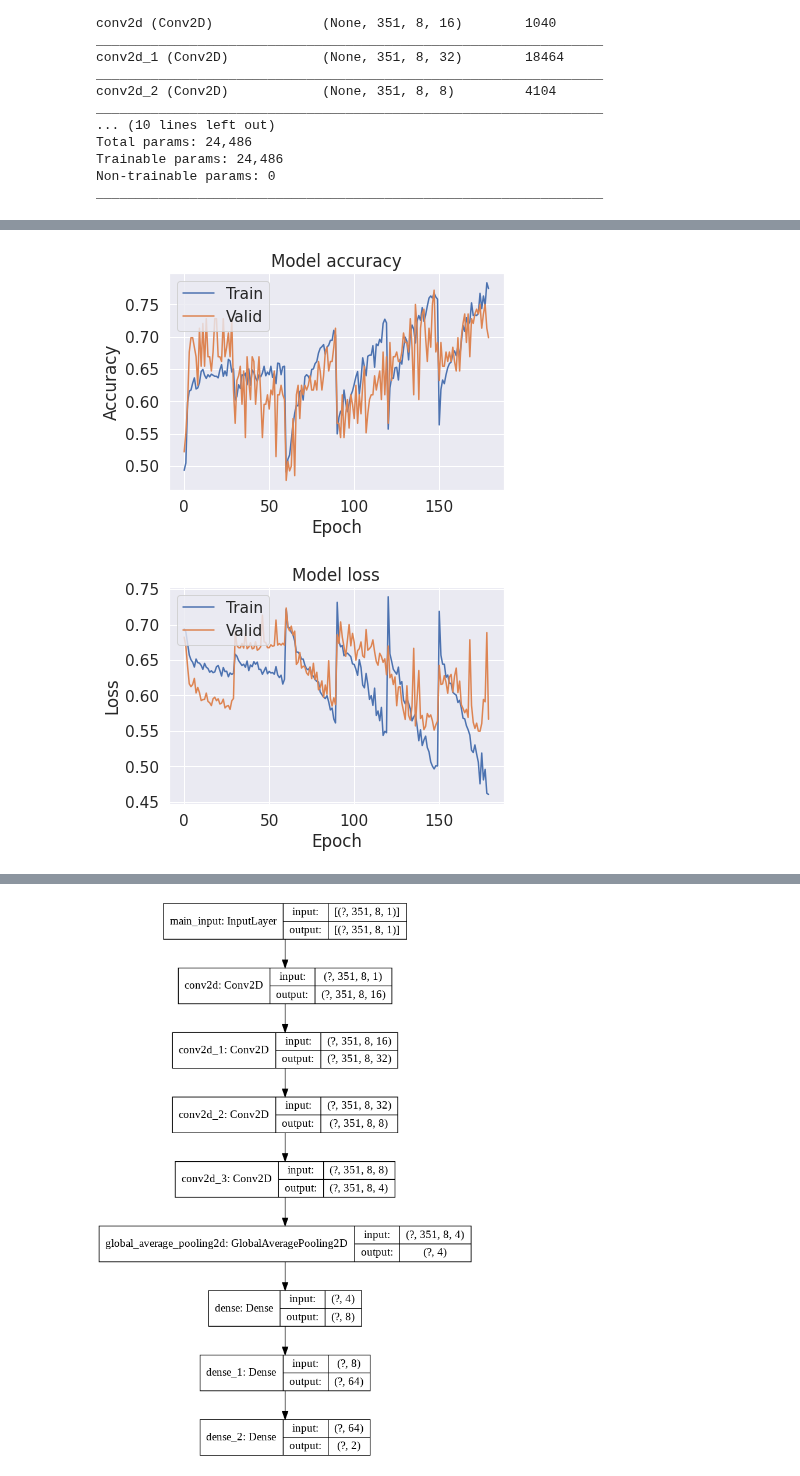
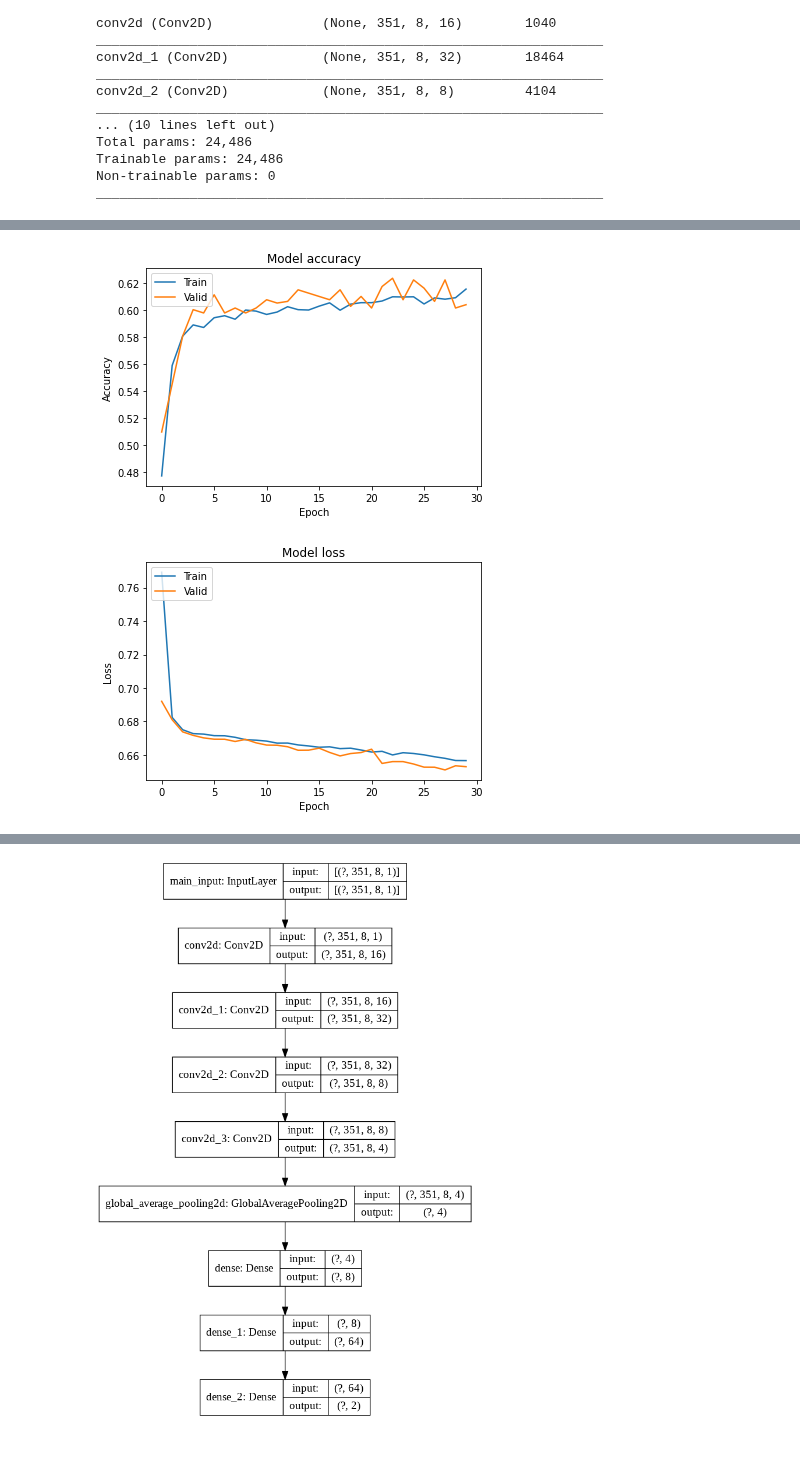
Before and after one commit to ahliminha/P300, a Jupyter notebook: P300.ipynb, the cells around one changed output, grey strips where cells are left out. Saved outputs shown, nothing was run; the diff lists cells and outputs as text; code cells hidden in the pictures; blank space fills up the shorter version.

Commit message:
Balanced performance, not transfer learning in training, only in fine tuning

```diff
--- a/P300.ipynb
+++ b/P300.ipynb
@@ -163,3 +163,19 @@ opt = keras.optimizers.Adam(lr=0.001, beta_1=0.9, beta_2=0.999, amsgrad=True)  #
 model.compile(optimizer=opt,
               loss='binary_crossentropy',
               metrics=['accuracy'])
+# %%
+from sklearn.model_selection import train_test_split
+appX = []
+appy = []
+init = time.time()
+for file in files:
+  X, Y, Trials, Flash = prepare_data(file)
+  X_clean, y_clean = clean_data(X, Y, Flash)
+  appX.append(X_clean)
+  appy.append(y_clean)
+
+X = [subject for subject in appX]
+y = [subject for subject in appy]
+
+end = time.time()
+print("time elapsed training is:", (end - init)/60, " minutes")
@@ -166,22 +184,7 @@ model.compile(optimizer=opt,
 # %%
-from sklearn.model_selection import train_test_split
-acc = []
-val_acc = []
-loss = []
-val_loss = []
 init = time.time()
-for file in files:
-  X, Y, Trials, Flash = prepare_data(file)
-  X_clean, y_clean = clean_data(X, Y, Flash)
-  X_train, X_valid, y_train, y_valid = train_test_split(X_clean, y_clean, test_size=0.1, random_state=816)
-  history = model.fit(X_train, y_train, validation_data=(X_valid, y_valid), batch_size=20, epochs=30, verbose=0)
-
-  # Plot training & validation accuracy values
-  acc.append(history.history['accuracy'])
-  val_acc.append(history.history['val_accuracy'])
-  loss.append(history.history['loss'])
-  val_loss.append(history.history['val_loss'])
-
+X_train, X_valid, y_train, y_valid = train_test_split(np.vstack(X), np.vstack(y), test_size=0.1, random_state=816)
+history = model.fit(X_train, y_train, validation_data=(X_valid, y_valid), batch_size=20, epochs=30, verbose=1)
 end = time.time()
 print("time elapsed training is:", (end - init)/60, " minutes")
 # %% [output]
@@ -192,11 +208,11 @@ val_accuracy = [trial for subject in val_acc for trial in subject]
 # %%
 # Plot test accuracy values
-plt.plot(np.vstack(accuracy))
-plt.plot(np.vstack(val_accuracy))
+plt.plot(history.history['accuracy'])
+plt.plot(history.history['val_accuracy'])
 plt.title('Model accuracy')
 plt.ylabel('Accuracy')
 plt.xlabel('Epoch')
 plt.legend(['Train', 'Valid'], loc='upper left')
 plt.show()
 # %% [output]
-[figure, old version]
+[figure, new version]
@@ -206,14 +219,14 @@ val_Loss = [trial for subject in val_loss for trial in subject]
 # %%
 # Plot test accuracy values
-plt.plot(Loss)
-plt.plot(val_Loss)
+plt.plot(history.history['loss'])
+plt.plot(history.history['val_loss'])
 plt.title('Model loss')
 plt.ylabel('Loss')
 plt.xlabel('Epoch')
 plt.legend(['Train', 'Valid'], loc='upper left')
 plt.show()
 # %% [output]
-[figure, old version]
+[figure, new version]
 # %%
 X, Y, Trials, Flash = prepare_data(test_file)
 X_clean, y_clean = clean_data(X, Y, Flash)
```
Also changed, not shown: parts of 11 cells of this notebook.
